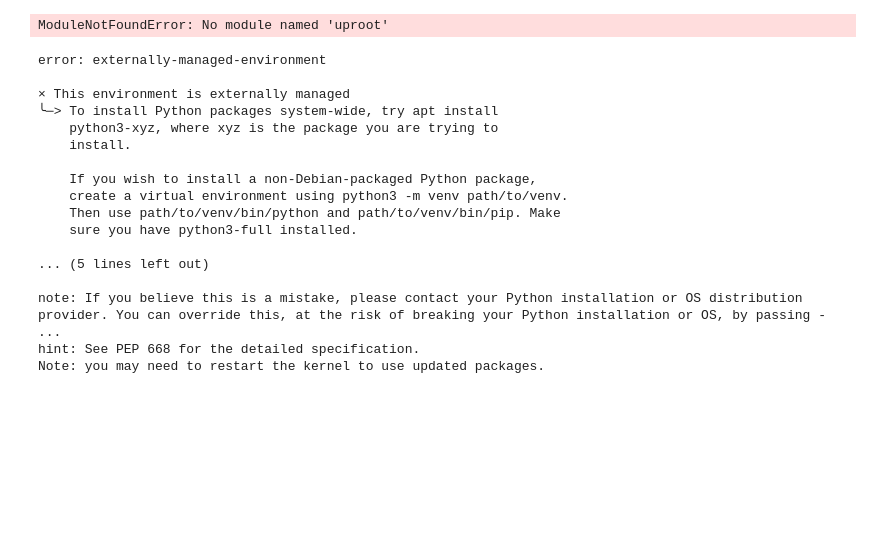
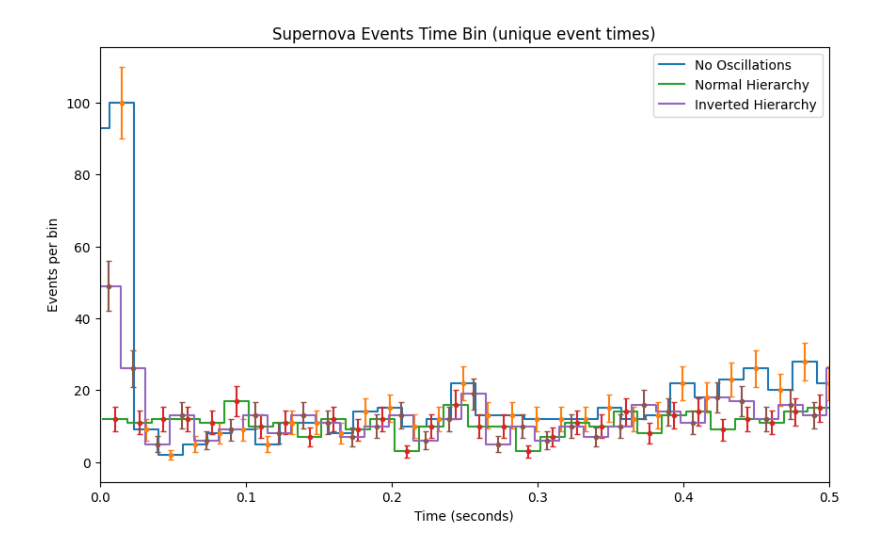
Before and after one commit to IakovosTzoka/SuperNova-Work, a Jupyter notebook: output/RecreatingDunePlots.ipynb, the cells around one changed output. Drawn from its saved outputs; the diff is of its cells as text; code cells hidden in the pictures; blank space fills up the shorter version.

```diff
--- a/output/RecreatingDunePlots.ipynb
+++ b/output/RecreatingDunePlots.ipynb
@@ -6,9 +6,9 @@ import matplotlib.pyplot as plt
 
 # --- List of ROOT files ---
 files = {
-    "/home/iakovos-qpix/Programs/Library/MarleyTest/output/Bollig_1000_events.root",
-    "/home/iakovos-qpix/Programs/Library/MarleyTest/output/Bollig_1000_NH_events.root",
-   "/home/iakovos-qpix/Programs/Library/MarleyTest/output/Bollig_1000_IH_events.root",
+    "No Oscillations": "/home/iakovos-qpix/Programs/Library/MarleyTest/output/Bollig_1000_events.root",
+    "Normal Hierarchy": "/home/iakovos-qpix/Programs/Library/MarleyTest/output/Bollig_1000_NH_events.root",
+    "Inverted Hierarchy": "/home/iakovos-qpix/Programs/Library/MarleyTest/output/Bollig_1000_IH_events.root",
 }
 bin_edges = np.array([
   0.004228276877761416, 0.005228276877761416, 0.0072901325478645085, 0.008762886597938148,
@@ -35,56 +35,36 @@ for label, filepath in files.items():
     # Flatten into numpy
     event_id_flat = ak.to_numpy(ak.flatten(event_id))
     photon_t_flat = ak.to_numpy(ak.flatten(photon_t))
 
     # For each unique event_id, take the first photon time
     event_times = []
     for eid in np.unique(event_id_flat):
         mask = event_id_flat == eid
         first_time = np.min(photon_t_flat[mask])
         event_times.append(first_time)
     event_times = np.array(event_times)
 
     # Histogram of event times
-    counts, edges = np.histogram(event_times, bins=50)
+    counts, edges = np.histogram(event_times, bins=500)
     errors = np.sqrt(counts)
 
     centers = 0.5 * (edges[1:] + edges[:-1])
     plt.step(edges[:-1], counts, where="post", label=label)
     plt.errorbar(centers, counts, yerr=errors, fmt=".", capsize=2)
 
 # --- Vertical lines for phases ---
 #for x in [0.02, 0.07, 0.22]:
 #    plt.axvline(x=x, color="red", linestyle="--")
 
 plt.xlabel("Time (seconds)")
 plt.ylabel("Events per bin")
 
 plt.title("Supernova Events Time Bin (unique event times)")
-#plt.xlim(0.0, 0.23)
+plt.xlim(0.0, 0.5)
 plt.legend()
 plt.show()
 # %% [output]
-ModuleNotFoundError: No module named 'uproot'
+[figure, added]
-# %%
-pip install uproot
-# %% [output]
-error: externally-managed-environment
-
-× This environment is externally managed
-╰─> To install Python packages system-wide, try apt install
-    python3-xyz, where xyz is the package you are trying to
-    install.
-
-    If you wish to install a non-Debian-packaged Python package,
-    create a virtual environment using python3 -m venv path/to/venv.
-    Then use path/to/venv/bin/python and path/to/venv/bin/pip. Make
-    sure you have python3-full installed.
-
-... (5 lines left out)
-
-note: If you believe this is a mistake, please contact your Python installation or OS distribution provider. You can override this, at the risk of breaking your Python installation or OS, by passing - ...
-hint: See PEP 668 for the detailed specification.
-Note: you may need to restart the kernel to use updated packages.
 # %%
 import uproot
 import numpy as np
```
Also changed, not shown: 2 other files.
